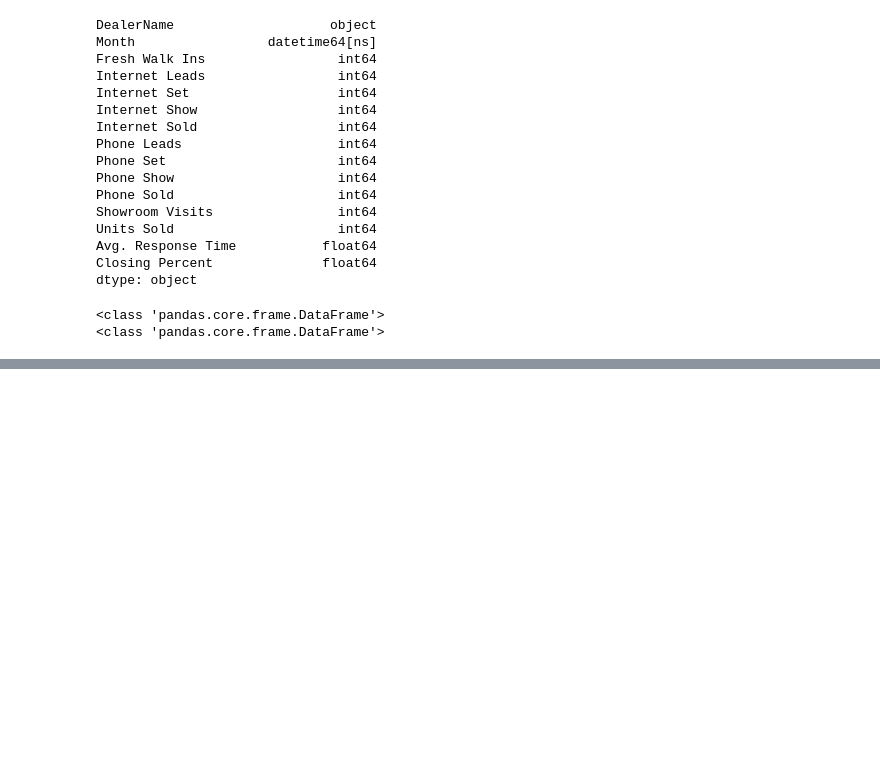
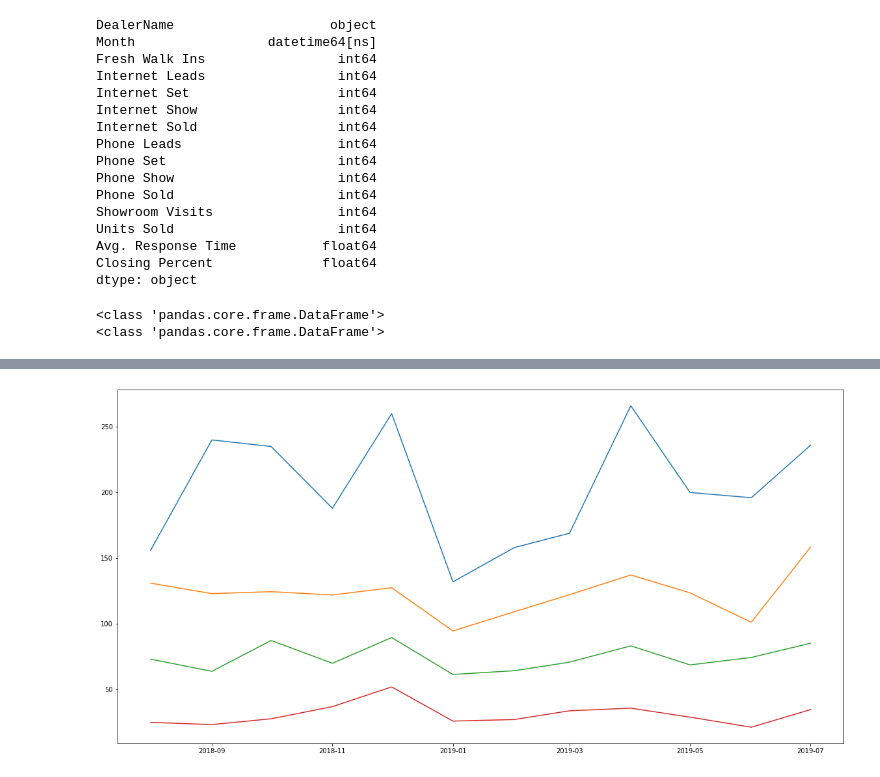
Before and after one commit to GarrettMarkScott/CRM-Data-from-GSheets, a Jupyter notebook: Analyzing our Clients CRM Data.ipynb, the cells around one changed output, grey strips where cells are left out. Drawn from its saved outputs; the diff is of its cells as text; code cells hidden in the pictures; blank space fills up the shorter version.

```diff
--- a/Analyzing our Clients CRM Data.ipynb
+++ b/Analyzing our Clients CRM Data.ipynb
@@ -231,0 +305,5 @@ m_totals.query('Month == "2019-01"')
+# %%
+plt.figure(figsize=(20,10))
+plt.plot(m_totals.groupby(['Month','Volume'])[['Units Sold']].mean().unstack(level=1).sort_index(axis=1, ascending=False));
+# %% [output]
+[figure, added]
```
Also changed, not shown: parts of 12 cells of this notebook, 1 other file.
